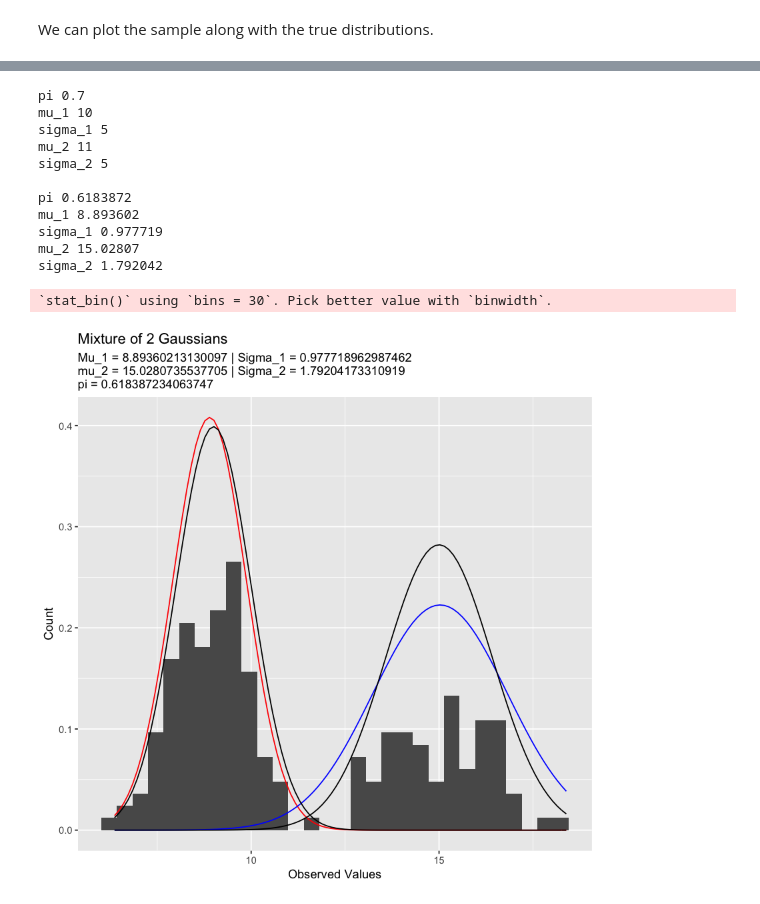
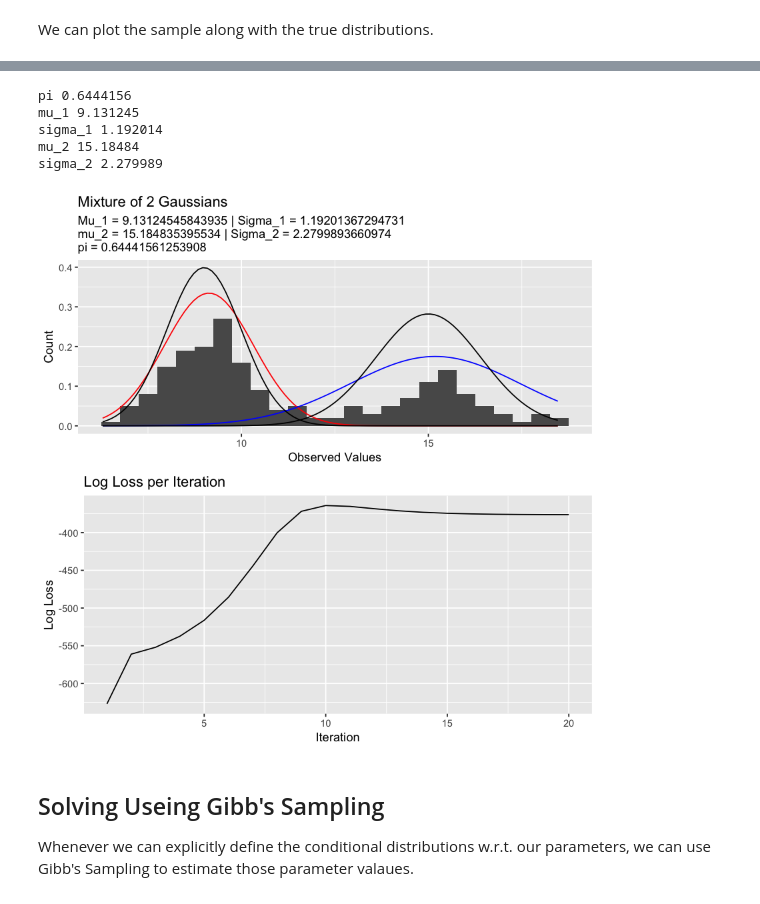
Before and after one commit to blazickjp/Research, a Jupyter notebook: EM-Gibbs-Alg.ipynb, the cells around one changed output, grey strips where cells are left out. Saved outputs shown, nothing was run; the diff lists cells and outputs as text; code cells hidden in the pictures.

```diff
--- a/EM-Gibbs-Alg.ipynb
+++ b/EM-Gibbs-Alg.ipynb
@@ -75,19 +83,21 @@ Then for the Maximization Stem we update our parameters as follows:
 # %%
 em_simple <- function(data, iters) {
 
+  # setting our initial values for theta
   pi_i <- .7
   mu_1 <- 10
   mu_2 <- 11
   sigma_1 <- 5
   sigma_2 <- 5
 
-  cat("pi", pi_i, "\nmu_1", mu_1, "\nsigma_1", sigma_1, "\nmu_2", mu_2, "\nsigma_2", sigma_2)
+  log_loss <- vector("numeric", length = iters)
 
   for (k in 1:iters) {
 
     # E - Step
     p_a <- vector("numeric", length = nrow(data))
     p_b <- vector("numeric", length = nrow(data))
+    log_loss_i <- vector("numeric", length = nrow(data))
 
     for(i in 1:nrow(data)) {
       y_a <- dnorm(data$y[i], mu_1, sqrt(sigma_1))
@@ -95,49 +105,62 @@ em_simple <- function(data, iters) {
 
       p_a[i] <- pi_i*y_a / (pi_i*y_a + (1 - pi_i)*y_b)
       p_b[i] <- 1 - p_a[i]
+
+      # Loss per data point
+      log_loss_i[i] <- p_a[i]*log(1-pi_i) +  p_b[i]*log(pi) + p_a[i]*log(y_a) + p_b[i]*log(y_b)
     }
 
     # M - Step
     pi_i <- mean(p_a)
 
     sigma_1 <- sum(p_a * ((data$y - mu_1)^2)) / sum(p_a)
     sigma_2 <- sum(p_b * ((data$y - mu_2)^2)) / sum(p_b)
 
     mu_1 <- sum(p_a * data$y) / sum(p_a)
     mu_2 <- sum(p_b * data$y) / sum(p_b)
 
+    # Sumed loss per iteration
+    log_loss[k] <- sum(log_loss_i)
+
   }
 
+  # Print out values for theta
   cat("\n\npi", pi_i, "\nmu_1", mu_1, "\nsigma_1", sigma_1, "\nmu_2", mu_2, "\nsigma_2", sigma_2)
 
-  data %>%
-    ggplot(aes(x = y)) + geom_histogram(aes(y = stat(density))) +
+  # Create plot with fitted parameters
+  p_1 <- data %>%
+    ggplot(aes(x = y)) + geom_histogram(aes(y = stat(density)),binwidth = .5) +
     ggtitle("Mixture of 2 Gaussians", subtitle = glue::glue("Mu_1 = {mu_1} | Sigma_1 = {sigma_1}
                                                             mu_2 = {mu_2} | Sigma_2 = {sigma_2}
                                                             pi = {pi_i}")) +
     xlab("Observed Values") + ylab("Count") +
     stat_function(fun = dnorm, args = list(mean = mu_1, sd = sigma_1), col="red") +
     stat_function(fun = dnorm, args = list(mean = mu_2, sd = sigma_2), col="blue") +
     stat_function(fun = dnorm, args = list(mean = 9, sd = 1), col = "black") +
     stat_function(fun = dnorm, args = list(mean = 15, sd = sqrt(2)), col = "black")
 
+  p_2 <- data.frame(log_loss = log_loss, k = 1:iters) %>%
+    ggplot(aes(x = k, y = log_loss)) + geom_line() +
+    ggtitle("Log Loss per Iteration") +
+    xlab("Iteration") +
+    ylab("Log Loss")
+
+  grid.arrange(p_1, p_2, nrow = 2)
+
 }
 
 em_simple(df, 20)
 # %% [output]
-pi 0.7
-mu_1 10
-sigma_1 5
-mu_2 11
-sigma_2 5
-
-pi 0.6183872
-mu_1 8.893602
-sigma_1 0.977719
-mu_2 15.02807
-sigma_2 1.792042
+pi 0.6444156
+mu_1 9.131245
+sigma_1 1.192014
+mu_2 15.18484
+sigma_2 2.279989
-`stat_bin()` using `bins = 30`. Pick better value with `binwidth`.
-[figure, old version]
+[figure, new version]
+# %% [markdown]
+## Solving Useing Gibb's Sampling
+
+Whenever we can explicitly define the conditional distributions w.r.t. our parameters, we can use Gibb's Sampling to estimate those parameter valaues.
 # %%
 gibbs <- function(data, iters) {
 
```
Also changed, not shown: parts of 3 cells of this notebook.
